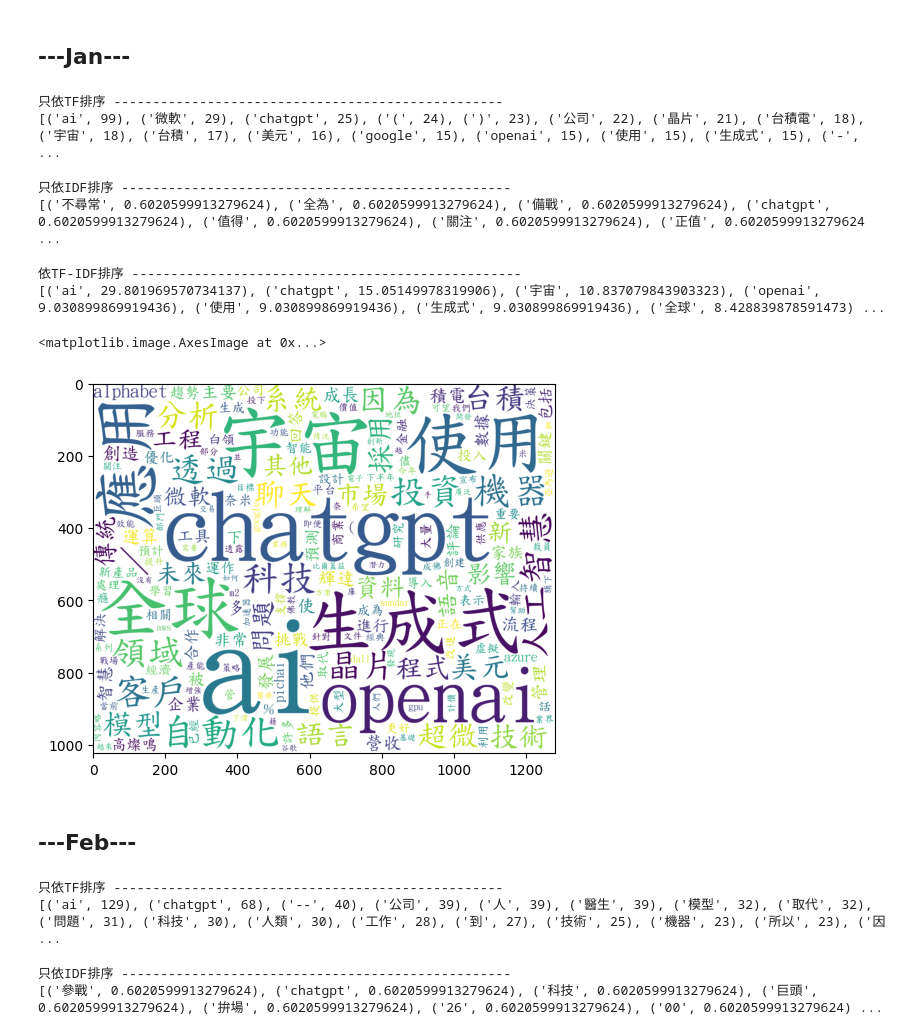
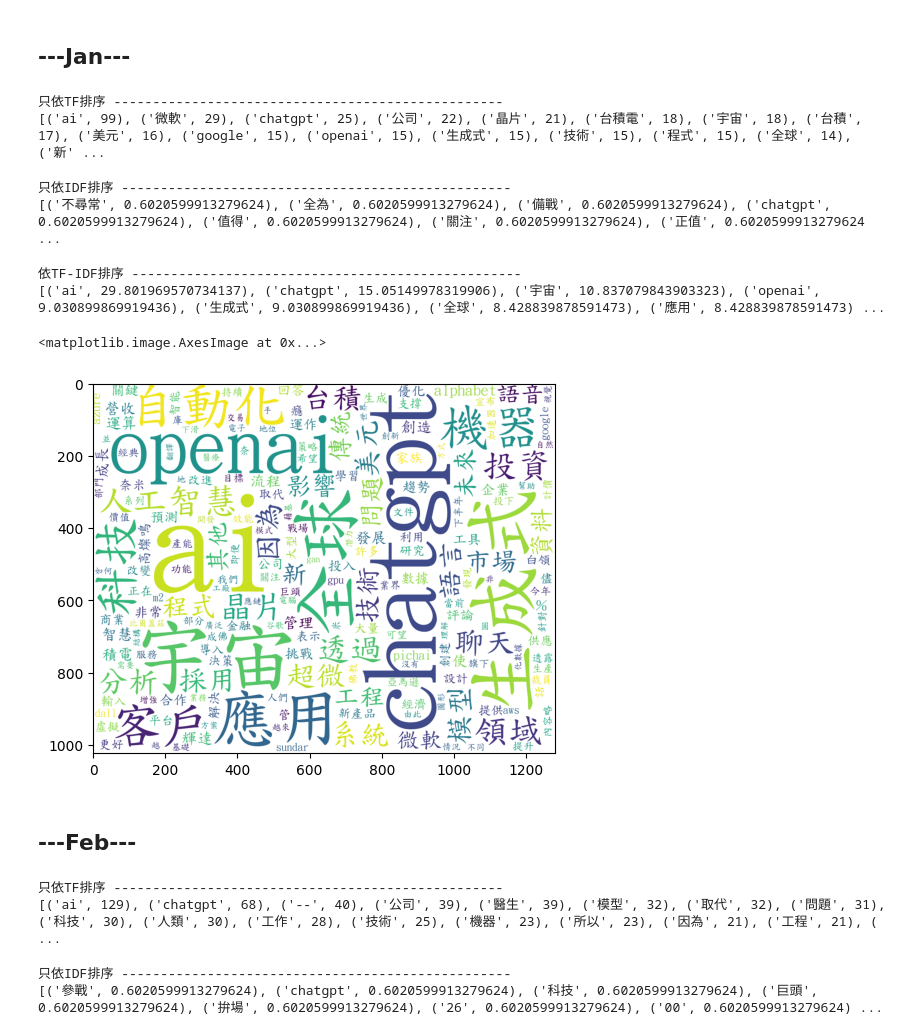
Before and after one commit to Chia-Wei-Wu/sentiment_PTT_chatgpt, a Jupyter notebook: techjob_TFIDF.ipynb, the cells around one changed output. Cells and saved outputs as stored; diff of their text form; code cells hidden in the pictures.

```diff
--- a/techjob_TFIDF.ipynb
+++ b/techjob_TFIDF.ipynb
@@ -52,7 +52,7 @@ print(count_jan,count_feb,count_mar,count_apr)
 # %% [output]
 415 454 458 416
 # %%
-bad_word = ["\n","他","的","是","了",'等','如此','來','無','背','碼','元','以及','再者','尤其','%','一個','讓','最','複','僅','據','之道','指出','方面','億','目前','長','這一','總','得','個','以及','將','設','e','旨在','已','仍','鏈','具有','向','需','誠','其','一部分','比','第','寫','像','以來','佈','這些','內','中','成','誰','一些','以','就是','後','一種','哪些','它','由','很','而','較',"在","也","對","與","和","之","為","於","來","有","就","我","不","要","跟","說","都","你",'造',"可以","會","可能","做","但是","沒","但","上",'製']
+bad_word = ["\n","他","的","是","了",'等','(','／','高','3','更'')','/',')','包括','到','成為','相關','重要','處理','預計','他們','署名','進行','下','多','主要','整合','原文','報導','發布','可','被','從','使用','心得','-','人','已經','內容','標題','連結','如此','來','無','背','碼','元','以及','再者','尤其','%','一個','讓','最','複','僅','據','之道','指出','方面','億','目前','長','這一','總','得','個','以及','將','設','e','旨在','已','仍','鏈','具有','向','需','誠','其','一部分','比','第','寫','像','以來','佈','這些','內','中','成','誰','一些','以','就是','後','一種','哪些','它','由','很','而','較',"在","也","對","與","和","之","為","於","來","有","就","我","不","要","跟","說","都","你",'造',"可以","會","可能","做","但是","沒","但","上",'製']
 # %%
 #data preprocessing with Jan
 content_col_jan = []
@@ -231,7 +243,7 @@ print('只依TF排序', '-'*50)
 print(new_dict)
 # %% [output]
 只依TF排序 --------------------------------------------------
-[('ai', 99), ('微軟', 29), ('chatgpt', 25), ('(', 24), (')', 23), ('公司', 22), ('晶片', 21), ('台積電', 18), ('宇宙', 18), ('台積', 17), ('美元', 16), ('google', 15), ('openai', 15), ('使用', 15), ('生成式', 15), ('-',  ...
+[('ai', 99), ('微軟', 29), ('chatgpt', 25), ('公司', 22), ('晶片', 21), ('台積電', 18), ('宇宙', 18), ('台積', 17), ('美元', 16), ('google', 15), ('openai', 15), ('生成式', 15), ('技術', 15), ('程式', 15), ('全球', 14), ('新' ...
 # %%
 # Compute IDF
 corpus_list = [Strcontent_col_jan, Strcontent_col_feb, Strcontent_col_mar, Strcontent_col_apr]
@@ -258,20 +270,20 @@ tfidf_dict = {}
 for key in stat_dict:
     tfidf_dict[key] = stat_dict[key]*idf_dict[key]
 
-new_dict = sorted(tfidf_dict.items(), key=lambda item: item[1], reverse=True)
+new_dict_jan = sorted(tfidf_dict.items(), key=lambda item: item[1], reverse=True)
 print('依TF-IDF排序', '-'*50)
-print(new_dict)
+print(new_dict_jan)
 # %% [output]
 依TF-IDF排序 --------------------------------------------------
-[('ai', 29.801969570734137), ('chatgpt', 15.05149978319906), ('宇宙', 10.837079843903323), ('openai', 9.030899869919436), ('使用', 9.030899869919436), ('生成式', 9.030899869919436), ('全球', 8.428839878591473) ...
+[('ai', 29.801969570734137), ('chatgpt', 15.05149978319906), ('宇宙', 10.837079843903323), ('openai', 9.030899869919436), ('生成式', 9.030899869919436), ('全球', 8.428839878591473), ('應用', 8.428839878591473) ...
 # %%
-dict_text = dict(new_dict)
+dict_text = dict(new_dict_jan)
 cloud = WordCloud(background_color = bg, width=width, height=height, font_path=myfont).generate_from_frequencies(dict_text)
 
 plt.imshow(cloud)
 # %% [output]
 <matplotlib.image.AxesImage at 0x...>
-[figure, old version]
+[figure, new version]
 # %% [markdown]
 ## ---Feb---
 # %%
@@ -296,7 +308,7 @@ print('只依TF排序', '-'*50)
 print(new_dict)
 # %% [output]
 只依TF排序 --------------------------------------------------
-[('ai', 129), ('chatgpt', 68), ('--', 40), ('公司', 39), ('人', 39), ('醫生', 39), ('模型', 32), ('取代', 32), ('問題', 31), ('科技', 30), ('人類', 30), ('工作', 28), ('到', 27), ('技術', 25), ('機器', 23), ('所以', 23), ('因 ...
+[('ai', 129), ('chatgpt', 68), ('--', 40), ('公司', 39), ('醫生', 39), ('模型', 32), ('取代', 32), ('問題', 31), ('科技', 30), ('人類', 30), ('工作', 28), ('技術', 25), ('機器', 23), ('所以', 23), ('因為', 21), ('工程', 21), ( ...
 # %%
 # Compute IDF
 corpus_list = [Strcontent_col_jan, Strcontent_col_feb, Strcontent_col_mar, Strcontent_col_apr]
```
Also changed, not shown: parts of 15 cells of this notebook.
